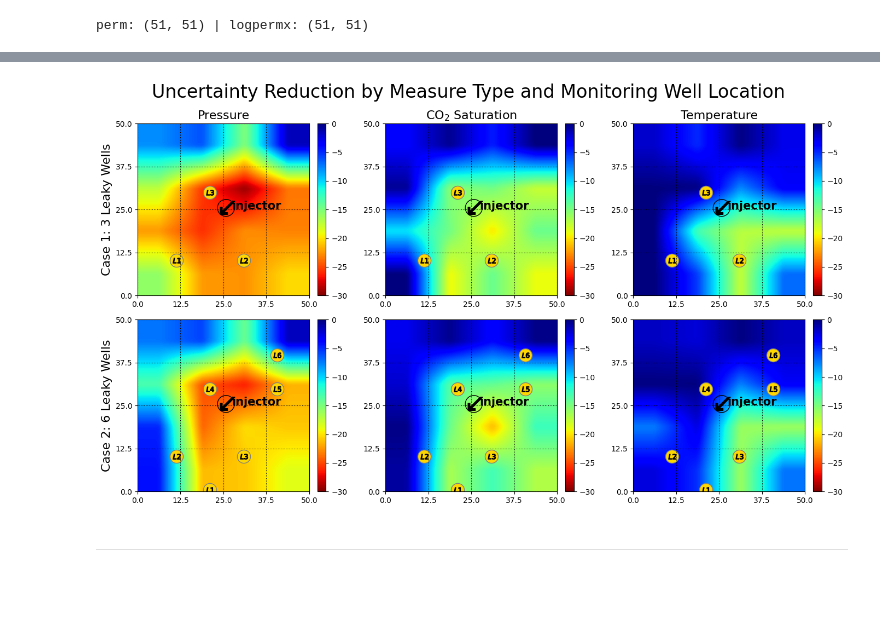
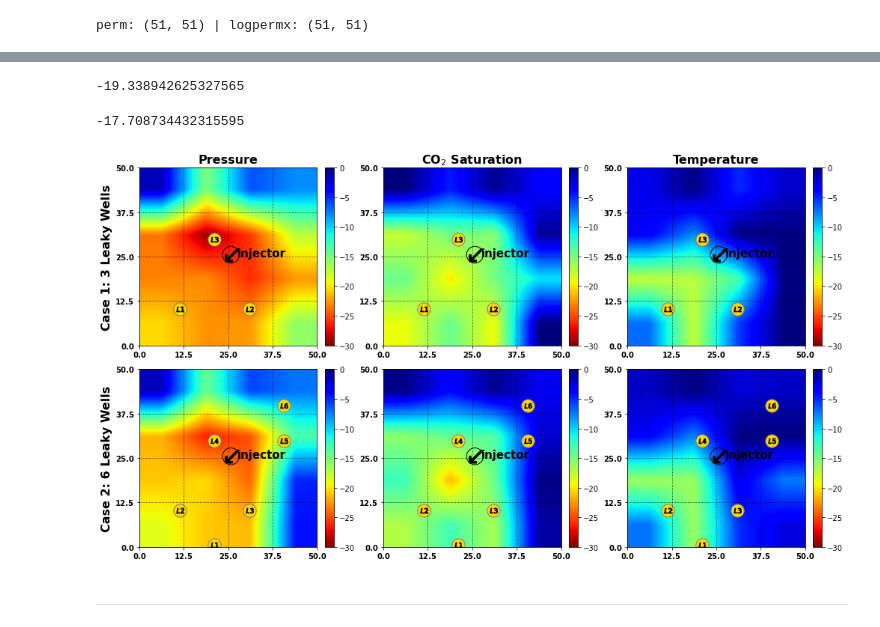
Before and after one commit to misaelmmorales/CO2-Monitor-Optim, a Jupyter notebook: _temp.ipynb, the cells around one changed output, grey strips where cells are left out. Saved outputs shown, nothing was run; the diff lists cells and outputs as text; code cells hidden in the pictures; blank space fills up the shorter version.

```diff
--- a/_temp.ipynb
+++ b/_temp.ipynb
@@ -13,0 +50,3 @@ perm: (51, 51) | logpermx: (51, 51)
+# %%
+labels = [13, 9 , 5, 1, 14, 10, 6, 2, 15, 11, 7, 3, 16, 12, 8, 4]
+labels
@@ -109,16 +115,24 @@ plt.show()
+# %%
+data1[...,1].min()
+# %% [output]
+-19.338942625327565
+# %%
+data1[...,2].min()
+# %% [output]
+-17.708734432315595
 # %%
 def plot_final(data, ws, perm, labels, titles, cmaps, supertitle, figsize=(14,8), interp=['hanning'], alpha=0.5, fontsize=16, smooth=False, save=False, injcolor='yellow'):
     def make_ticks(im, ax):
         x_extent, y_extent = im.get_extent()[0:2], im.get_extent()[2:4]
-        ax.set_xticks(np.linspace(x_extent[0], x_extent[1], num=5)); ax.set_xticklabels(np.linspace(0, 50, 5))
-        ax.set_yticks(np.linspace(y_extent[0], y_extent[1], num=5)); ax.set_yticklabels(np.linspace(0, 50, 5)[::-1])
+        ax.set_xticks(np.linspace(x_extent[0], x_extent[1], num=5)); ax.set_xticklabels(np.linspace(0, 50, 5), weight='bold')
+        ax.set_yticks(np.linspace(y_extent[0], y_extent[1], num=5)); ax.set_yticklabels(np.linspace(0, 50, 5)[::-1], weight='bold')
         ax.grid(True, color='k', linestyle='dotted')
     ws1, ws2 = ws
     fig, axs = plt.subplots(2, 3, figsize=figsize, facecolor='white')
     for i in range(2):
-        axs[i,0].set_ylabel(labels[i], fontsize=fontsize)
+        axs[i,0].set_ylabel(labels[i], fontsize=fontsize, weight='bold')
         for j in range(3):
-            d = np.rot90(np.flip(np.rot90(data[i][...,j], 1)),3)
+            d = np.flip(np.rot90(np.flip(np.rot90(data[i][...,j], 1)),3),1)
             im0 = axs[i,j].imshow(perm, cmap=cmaps[0], interpolation=interp[0])
             if smooth:
                 im1 = axs[i,j].imshow(resize(d, perm.shape), cmap=cmaps[1], alpha=alpha, vmin=-30, vmax=0, aspect='equal', interpolation='gaussian')
@@ -136,7 +150,7 @@ def plot_final(data, ws, perm, labels, titles, cmaps, supertitle, figsize=(14,8)
                 axs[i,j].scatter(w[k,0], w[k,1], c='k', marker='$L{}$'.format(k+1), s=100)
             # params
             axs[i,j].invert_yaxis()
-            axs[0,j].set_title(titles[j], fontsize=fontsize)
+            axs[0,j].set_title(titles[j], fontsize=fontsize, weight='bold')
     plt.suptitle(supertitle, fontsize=1.5*fontsize)
     plt.tight_layout()
     if save:
@@ -145,12 +159,12 @@ def plot_final(data, ws, perm, labels, titles, cmaps, supertitle, figsize=(14,8)
 # %%
 labels = ['Case 1: 3 Leaky Wells', 'Case 2: 6 Leaky Wells']
 titles = ['Pressure', 'CO$_2$ Saturation', 'Temperature']
 cmaps  = ['coolwarm', 'jet_r']   #plt.cm.get_cmap('jet_r', 10)
 supertitle = 'Uncertainty Reduction by Measure Type and Monitoring Well Location'
 
-plot_final(data, ws, logpermx, labels, titles, cmaps, supertitle, smooth=True, alpha=1, injcolor='k')
+plot_final(data, ws, logpermx, labels, titles, cmaps, '', smooth=True, alpha=1, injcolor='k')
 # %% [output]
-[figure, old version]
+[figure, new version]
 # %% [markdown]
 ***
 # %%
```
Also changed, not shown: parts of 8 cells of this notebook, 20 other files.
